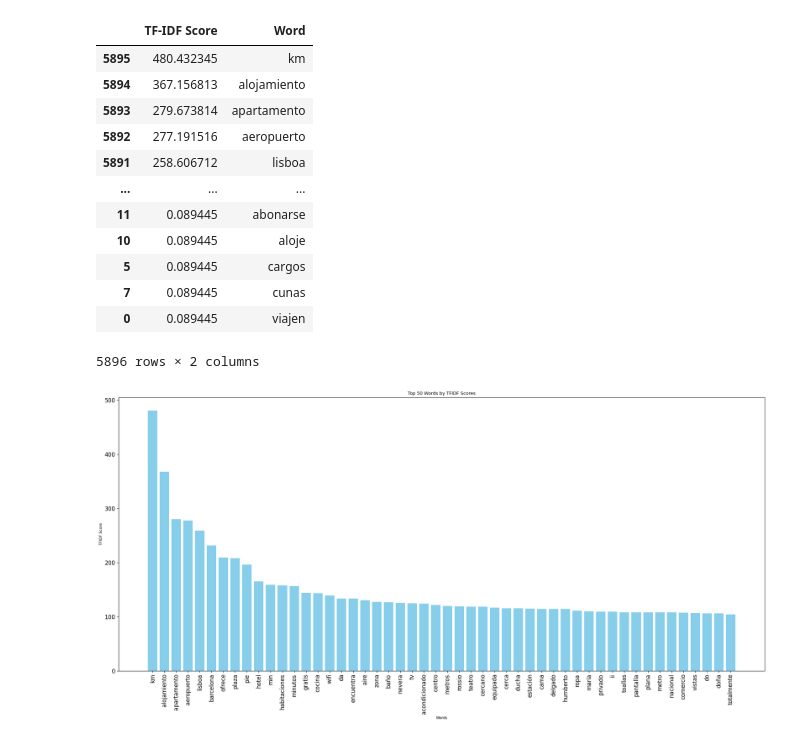
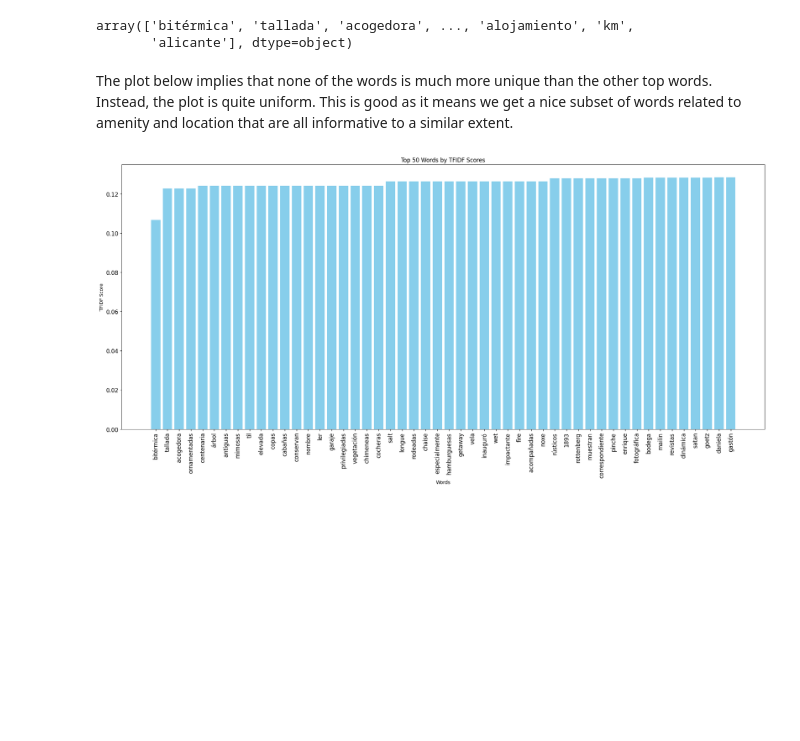
Before and after one commit to HarryMorley/hello-world, a Jupyter notebook: NLP_1_Feature_Extraction.ipynb, the cells around one changed output. Drawn from its saved outputs; the diff is of its cells as text; code cells hidden in the pictures; blank space fills up the shorter version.

```diff
--- a/NLP_1_Feature_Extraction.ipynb
+++ b/NLP_1_Feature_Extraction.ipynb
@@ -16,15 +37,0 @@ FileNotFoundError: [Errno 2] No such file or directory: '/content/Barcelona_Cont
-# %%
-from langdetect import detect, LangDetectException
-
-data['Descriptions'] = data['Descriptions'].astype(str)
-
-# Define function to detect the language
-def detect_language(text):
-    try:
-        return detect(text)
-
-# Apply the function to the df
-data['language'] = data['Descriptions'].apply(detect_language)
-# %%
-# Remove descriptions that are not in Spanish
-data = data[data['language'] == 'es']
@@ -60,15 +122,15 @@ sum_tfidf = tfidf_matrix.sum(axis=0)
 # Sort indices in descending order of TF-IDF scores
 sorted_indices = np.argsort(sum_tfidf).flatten()[::-1]
 
-# Get the top 100 words and their scores
-top_100_words = feature_names[sorted_indices[:100]]
-top_100_scores = np.array(sum_tfidf)[0, sorted_indices[:100]]
+# Get the top 500 words and their scores
+top_500_words = feature_names[sorted_indices[:500]]
+top_500_scores = np.array(sum_tfidf)[0, sorted_indices[:500]]
 
 # Print the top 100 words with their TF-IDF scores
-for word, score in zip(top_100_words, top_100_scores):
+for word, score in zip(top_500_words, top_500_scores):
     print(f"{word}")
 
 # Ensure that the data extracted is 1-dimensional
-top_100_words = feature_names[sorted_indices[:100]].flatten()
-top_100_scores = np.array(sum_tfidf)[0, sorted_indices[:100]].flatten()
+top_500_words = feature_names[sorted_indices[:500]].flatten()
+top_500_scores = np.array(sum_tfidf)[0, sorted_indices[:500]].flatten()
 # %% [output]
@@ -88,42 +140,35 @@ See the caveats in the documentation: https://pandas.pydata.org/pandas-docs/stab
-# %%
-top_100_df
-# %% [output]
-|  | TF-IDF Score | Word |
-| 5895 | 480.432345 | km |
-| 5894 | 367.156813 | alojamiento |
-| 5893 | 279.673814 | apartamento |
-| 5892 | 277.191516 | aeropuerto |
-| 5891 | 258.606712 | lisboa |
-| ... | ... | ... |
-| 11 | 0.089445 | abonarse |
-| 10 | 0.089445 | aloje |
-| 5 | 0.089445 | cargos |
-| 7 | 0.089445 | cunas |
-| 0 | 0.089445 | viajen |
-5896 rows × 2 columns
+# %%
+top_500_words
+# %% [output]
+array(['bitérmica', 'tallada', 'acogedora', ..., 'alojamiento', 'km',
+       'alicante'], dtype=object)
+# %% [markdown]
+The plot below implies that none of the words is much more unique than the other top words. Instead, the plot is quite uniform. This is good as it means we get a nice subset of words related to amenity and location that are all informative to a similar extent.
 # %%
 #Now we plot the top words in the TFIDF matrix by their score
 
 import matplotlib.pyplot as plt
 import pandas as pd
 
-top_100_df = top_100_df.sort_values('TF-IDF Score', ascending=False)
+top_df = pd.DataFrame({'word': top_500_words, 'tfidf score': top_500_scores})
 
-top_50_df = top_100_df[:50]
+top_500_df = top_df[:500]
+
+top_50_df = top_500_df[:50]
 
 # Proceed to plot
 plt.figure(figsize=(20, 10))  # Adjust figure size for better visibility
-plt.bar(top_50_df['Word'], top_50_df['TF-IDF Score'], color='skyblue')
+plt.bar(top_50_df['word'], top_50_df['tfidf score'], color='skyblue')
 
 plt.ylabel('TFIDF Score')
 plt.xlabel('Words')
 plt.title('Top 50 Words by TFIDF Scores')
 
 # Rotate the x labels to fit them better and set font size to small
 plt.xticks(rotation=90, fontsize=12)
 plt.yticks(fontsize=12)
 
 plt.tight_layout()  # Adjust layout
 plt.show()
 # %% [output]
-[figure, old version]
+[figure, new version]
```
Also changed, not shown: parts of 36 cells of this notebook.
